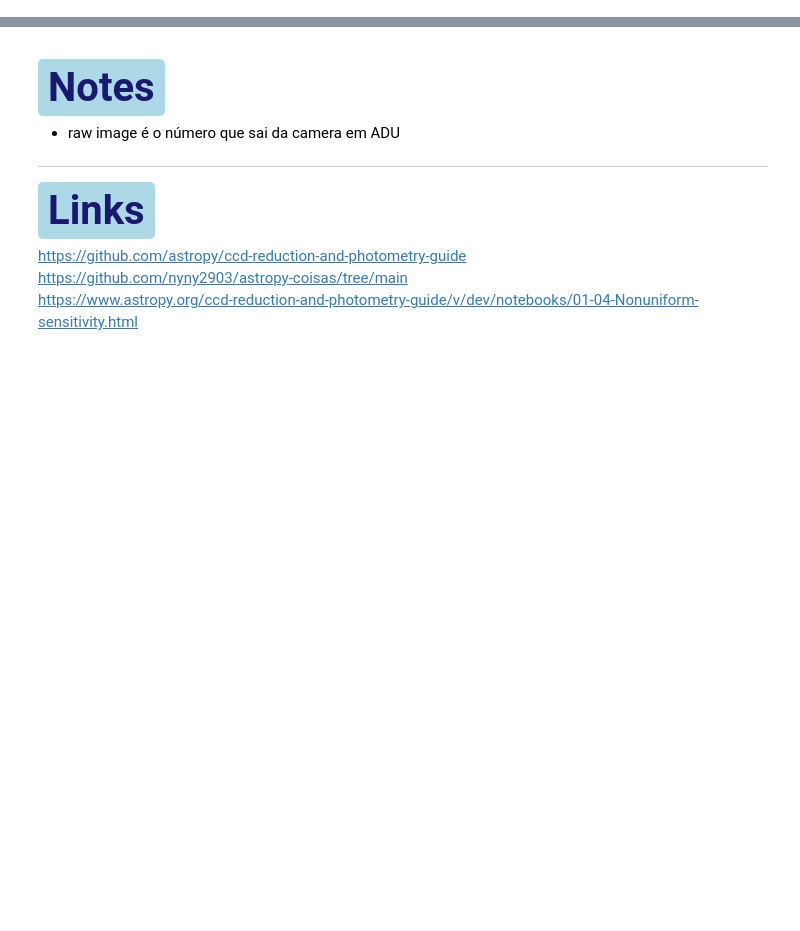
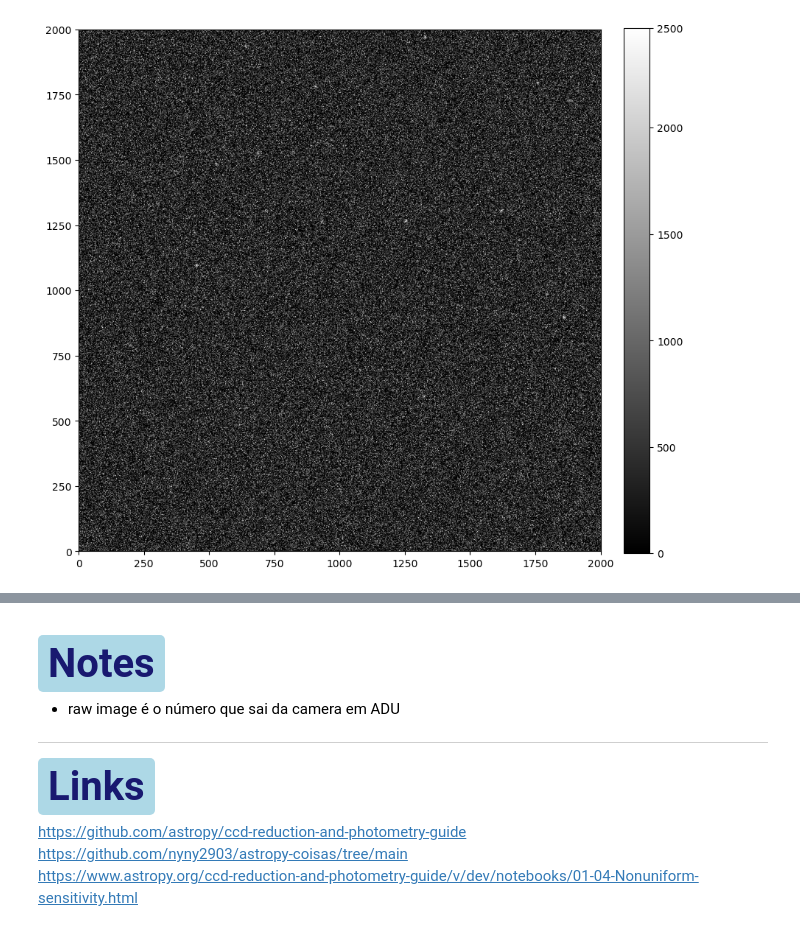
Before and after one commit to nyny2903/astropy-coisas, a Jupyter notebook: Astropy_tutorials/astropy01.4.ipynb, the cells around one changed output, grey strips where cells are left out. Cells and saved outputs as stored; diff of their text form; code cells hidden in the pictures; blank space fills up the shorter version.

```diff
--- a/Astropy_tutorials/astropy01.4.ipynb
+++ b/Astropy_tutorials/astropy01.4.ipynb
@@ -29,0 +63,5 @@ RUIDO não pode ser removido pk é aleatório. Cada vez que você lê o CCD, o p
+# %%
+incorrect_attemptoremove_noise = stars_w_noise - imsim.read_noise(image, noise_amount, gain=gain)
+show_image(incorrect_attemptoremove_noise, cmap='gray', percu=50)
+# %% [output]
+[figure, added]
```
Also changed, not shown: parts of 9 cells of this notebook.
